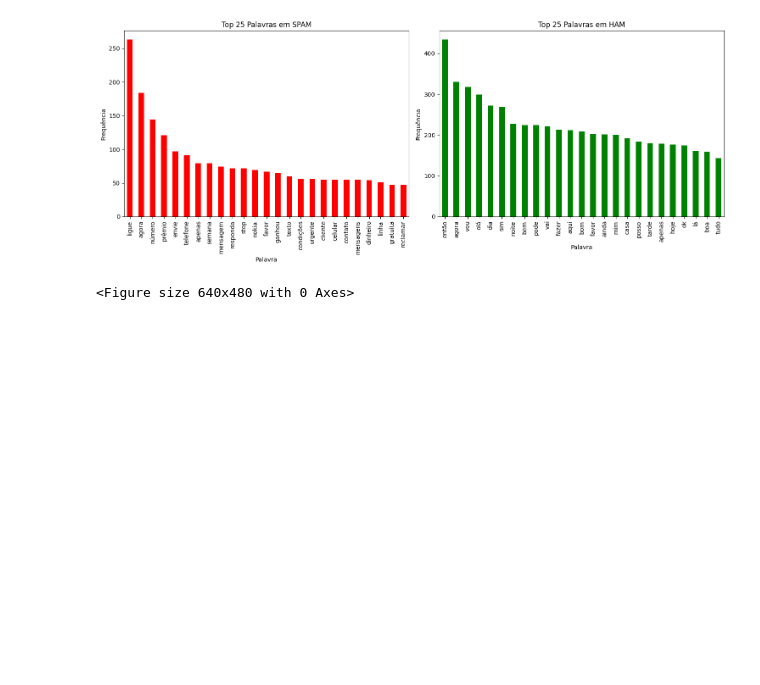
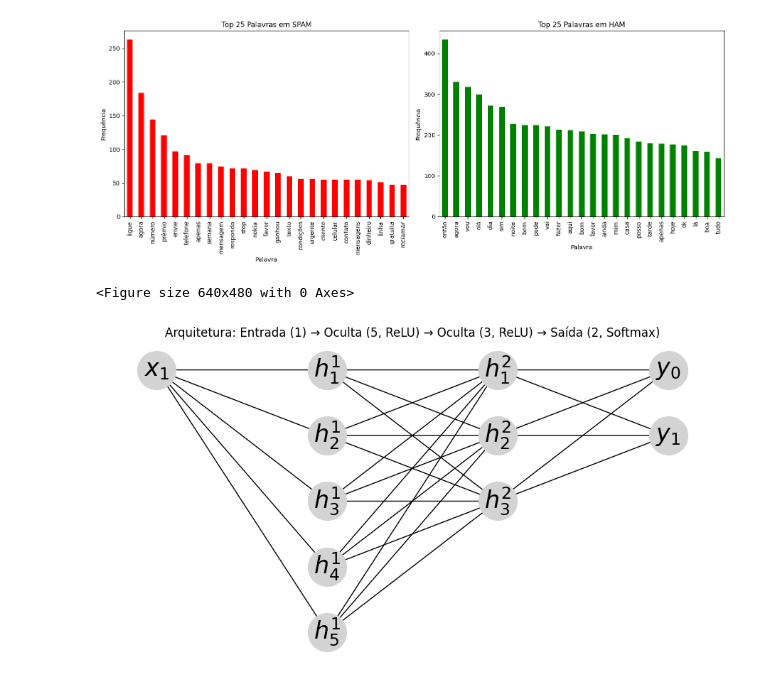
Before and after one commit to thyarles/unb-pca-spamdetector, a Jupyter notebook: spam.ipynb, the cells around one changed output. Saved outputs shown, nothing was run; the diff lists cells and outputs as text; code cells hidden in the pictures; blank space fills up the shorter version.

```diff
--- a/spam.ipynb
+++ b/spam.ipynb
@@ -165,3 +167,48 @@ plt.savefig('figures/top_25_palavras.png', format='png', bbox_inches='tight', dp
 # %% [output]
 [figure]
 <Figure size 640x480 with 0 Axes>
+# %%
+# Arquitetura planejada
+
+# Camadas
+G = nx.DiGraph()
+input_layer = [f'x_{i+1}' for i in range(1)]
+hidden_layer1 = [f'h^1_{i+1}' for i in range(5)]
+hidden_layer2 = [f'h^2_{i+1}' for i in range(3)]
+output_layer = ['{y}_0', '{y}_1']
+
+layers = [input_layer, hidden_layer1, hidden_layer2, output_layer]
+positions = {}
+labels = {}
+layer_dist = 2.0
+node_dist = 1.0
+
+# Posicionamento
+for i, layer in enumerate(layers):
+    for j, node in enumerate(layer):
+        G.add_node(node)
+        positions[node] = (i * layer_dist, -j * node_dist)
+        labels[node] = f"${node}$"
+
+# Conexão
+def connect_layers(layer1, layer2):
+    for u in layer1:
+        for v in layer2:
+            G.add_edge(u, v)
+
+connect_layers(input_layer, hidden_layer1)
+connect_layers(hidden_layer1, hidden_layer2)
+connect_layers(hidden_layer2, output_layer)
+
+# Desenho
+plt.figure(figsize=(9, 5))
+nx.draw_networkx_nodes(G, positions, node_color='lightgray', node_size=1500)
+nx.draw_networkx_edges(G, positions, arrows=True, arrowstyle='-|>', width=1)
+nx.draw_networkx_labels(G, positions, labels, font_size=24)
+plt.title('Arquitetura: Entrada (1) → Oculta (5, ReLU) → Oculta (3, ReLU) → Saída (2, Softmax)', fontsize=12)
+plt.axis('off')
+plt.tight_layout()
+plt.savefig('figures/arquitetura.png')
+plt.show()
+# %% [output]
+[figure, added]
```
Also changed, not shown: parts of 5 cells of this notebook, 2 other files.
